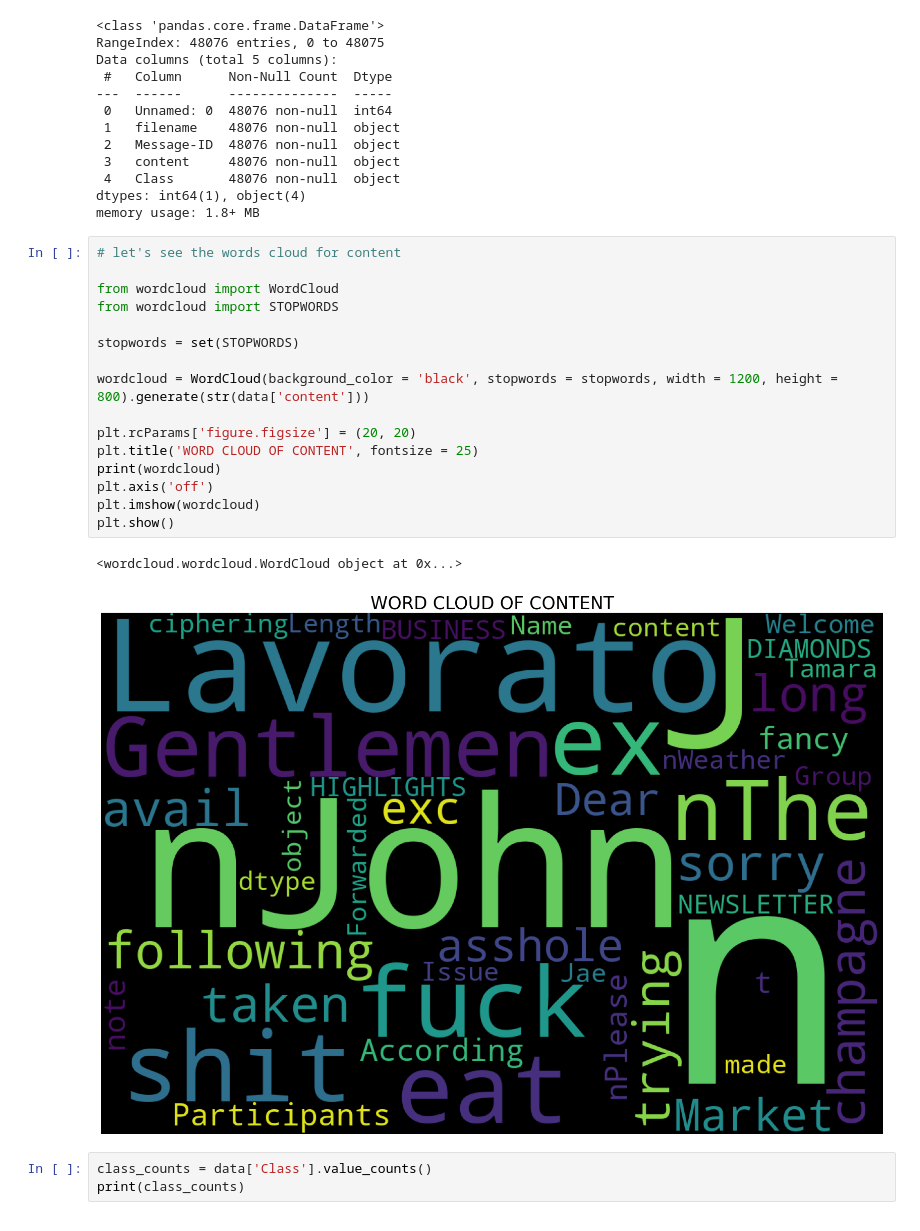
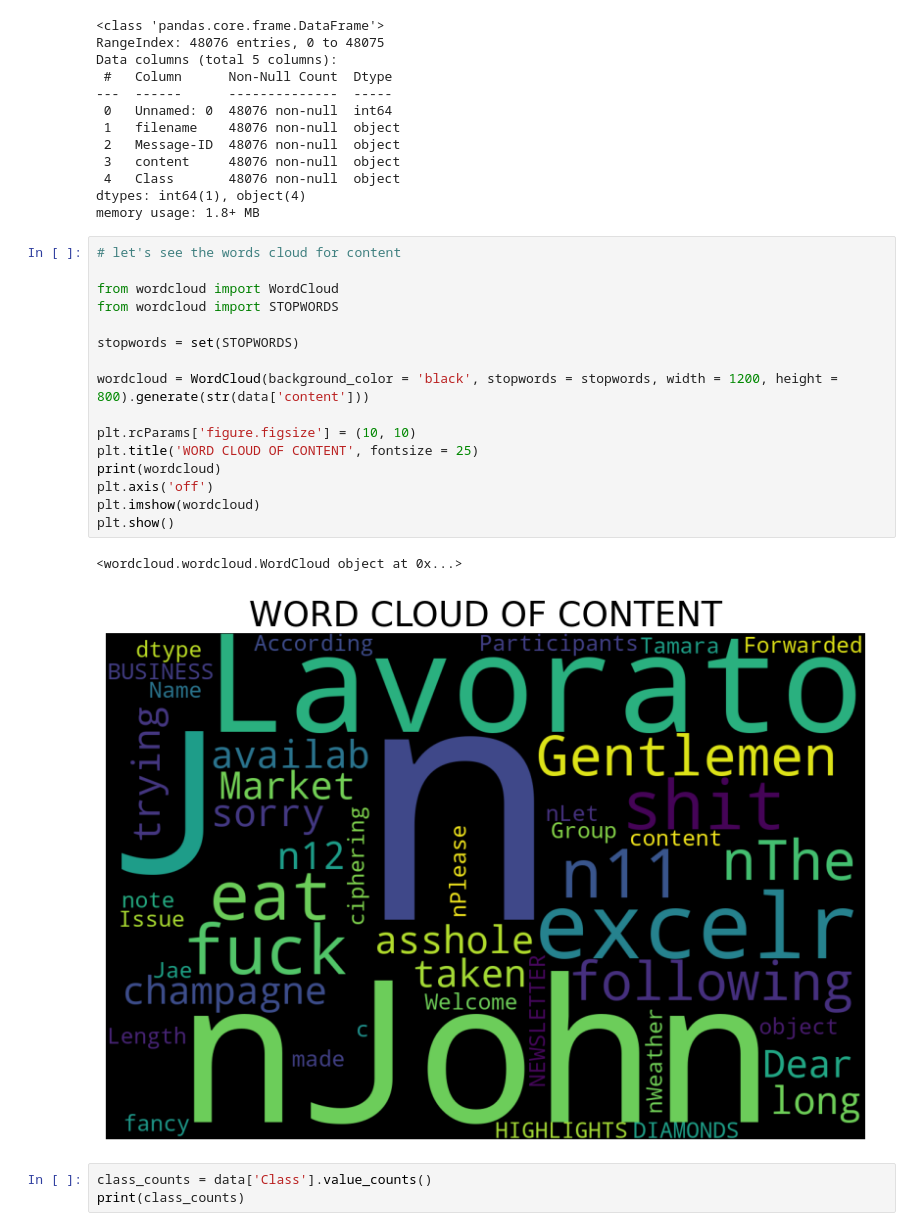
Before and after one commit to rajveersinghcse/Email-Classification, a Jupyter notebook: email_classification.ipynb, the cells around one changed output. Saved outputs shown, nothing was run; the diff lists cells and outputs as text.

```diff
--- a/email_classification.ipynb
+++ b/email_classification.ipynb
@@ -82,22 +82,22 @@ memory usage: 1.8+ MB
 # %%
 # let's see the words cloud for content
 
 from wordcloud import WordCloud
 from wordcloud import STOPWORDS
 
 stopwords = set(STOPWORDS)
 
 wordcloud = WordCloud(background_color = 'black', stopwords = stopwords, width = 1200, height = 800).generate(str(data['content']))
 
-plt.rcParams['figure.figsize'] = (20, 20)
+plt.rcParams['figure.figsize'] = (10, 10)
 plt.title('WORD CLOUD OF CONTENT', fontsize = 25)
 print(wordcloud)
 plt.axis('off')
 plt.imshow(wordcloud)
 plt.show()
 # %% [output]
 <wordcloud.wordcloud.WordCloud object at 0x...>
-[figure, old version]
+[figure, new version]
 # %%
 class_counts = data['Class'].value_counts()
 print(class_counts)
```
Also changed, not shown: parts of 16 cells of this notebook.
